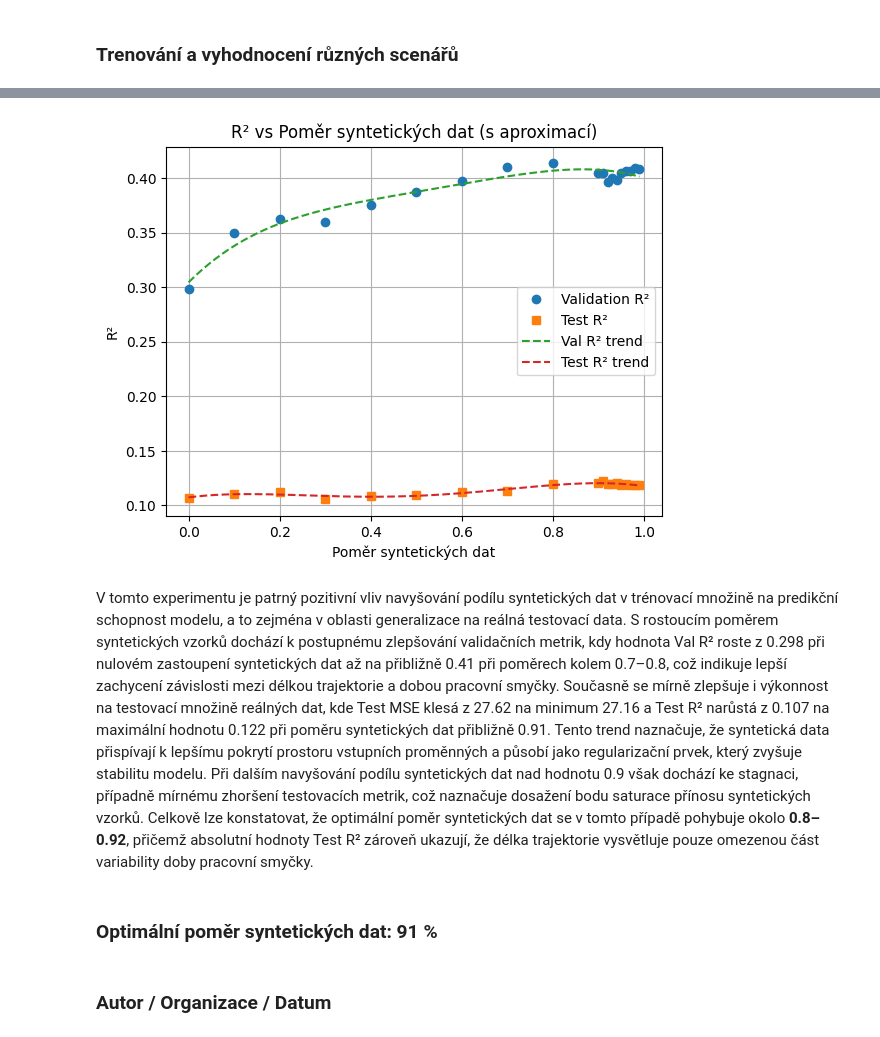
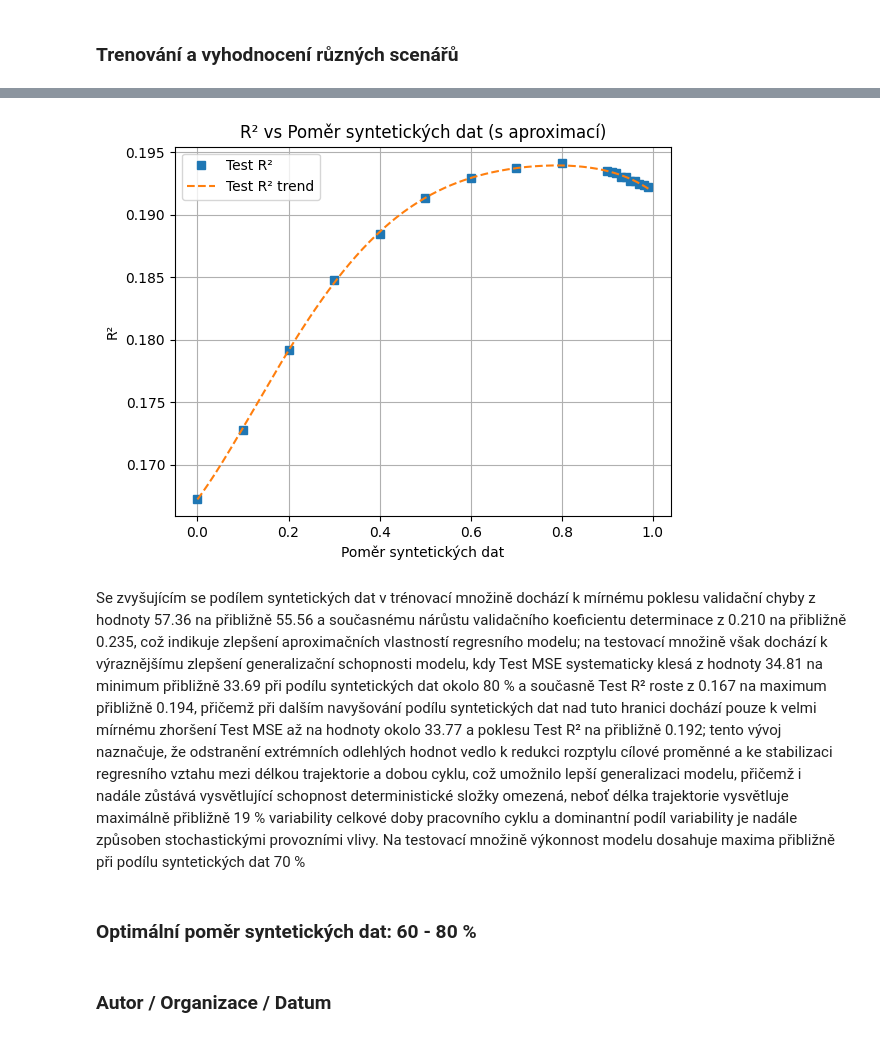
Before and after one commit to UsmanovSla/MGD-RSS, a Jupyter notebook: model/06_AI/AI_01_Polynomial_Regression.ipynb, the cells around one changed output, grey strips where cells are left out. Cells and saved outputs as stored; diff of their text form; code cells hidden in the pictures.

```diff
--- a/model/06_AI/AI_01_Polynomial_Regression.ipynb
+++ b/model/06_AI/AI_01_Polynomial_Regression.ipynb
@@ -253,19 +253,31 @@ def plot_with_regression(ax, X, y, title, degree, xlim, ylim):
     ax.grid(True)
 # %% [markdown]
 ### Odstranění odlehlých hodnot pomocí IQR
-# %%
-def remove_outliers_iqr(df):
-
-    Q1 = df['total_time'].quantile(0.25)
-    Q3 = df['total_time'].quantile(0.75)
-    IQR = Q3 - Q1
-
-    lower = Q1 - 1 * IQR
-    upper = Q3 + 1 * IQR
-
-    df_clean = df[(df['total_time'] >= lower) & (df['total_time'] <= upper)]
-
-    return df_clean
+# %%
+# odstranění extrémních odlehlých hodnot
+def remove_outliers_iqr(df):
+    model = Pipeline([
+        ("poly", PolynomialFeatures(degree=3)),
+        ("lin", LinearRegression())
+    ])
+
+    model.fit(df["dist"].values.reshape(-1,1),
+            df["total_time"])
+
+    y_pred = model.predict(df["dist"].values.reshape(-1,1))
+    residuals = df["total_time"] - y_pred
+
+    Q1 = residuals.quantile(0.25)
+    Q3 = residuals.quantile(0.75)
+    IQR = Q3 - Q1
+
+    lower = Q1 - 1.5*IQR
+    upper = Q3 + 1.5*IQR
+
+    mask = (residuals >= lower) & (residuals <= upper)
+    df_clean = df[mask]
+
+    return df_clean
 # %%
 df_train_real = remove_outliers_iqr(df_train_real)
 df_val_real = remove_outliers_iqr(df_val_real)
@@ -378,41 +390,41 @@ results['ratio'] = results['Scenar'].str.extract(r'(\d+\.\d+)').astype(float)
 
 x = results['ratio'].values
 val_r2 = results['Val R2'].values
 test_r2 = results['Test R2'].values
 
 # === aproximace (polynom) ===
-deg = 4
+deg = 5
 
 val_coef = np.polyfit(x, val_r2, deg)
 test_coef = np.polyfit(x, test_r2, deg)
 
 val_poly = np.poly1d(val_coef)
 test_poly = np.poly1d(test_coef)
 
 x_curve = np.linspace(min(x), max(x), 200)
 
 # === vykreslení ===
 plt.figure()
 
-plt.plot(x, val_r2, 'o', label='Validation R²')
+#plt.plot(x, val_r2, 'o', label='Validation R²')
 plt.plot(x, test_r2, 's', label='Test R²')
 
-plt.plot(x_curve, val_poly(x_curve), linestyle='--', label='Val R² trend')
+#plt.plot(x_curve, val_poly(x_curve), linestyle='--', label='Val R² trend')
 plt.plot(x_curve, test_poly(x_curve), linestyle='--', label='Test R² trend')
 
 plt.xlabel("Poměr syntetických dat")
 plt.ylabel("R²")
 plt.title("R² vs Poměr syntetických dat (s aproximací)")
 plt.legend()
 plt.grid(True)
 
 plt.show()
 # %% [output]
-[figure, old version]
+[figure, new version]
 # %% [markdown]
-V tomto experimentu je patrný pozitivní vliv navyšování podílu syntetických dat v trénovací množině na predikční schopnost modelu, a to zejména v oblasti generalizace na reálná testovací data. S rostoucím poměrem syntetických vzorků dochází k postupnému zlepšování validačních metrik, kdy hodnota Val R² roste z 0.298 při nulovém zastoupení syntetických dat až na přibližně 0.41 při poměrech kolem 0.7–0.8, což indikuje lepší zachycení závislosti mezi délkou trajektorie a dobou pracovní smyčky. Současně se mírně zlepšuje i výkonnost na testovací množině reálných dat, kde Test MSE klesá z 27.62 na minimum 27.16 a Test R² narůstá z 0.107 na maximální hodnotu 0.122 při poměru syntetických dat přibližně 0.91. Tento trend naznačuje, že syntetická data přispívají k lepšímu pokrytí prostoru vstupních proměnných a působí jako regularizační prvek, který zvyšuje stabilitu modelu. Při dalším navyšování podílu syntetických dat nad hodnotu 0.9 však dochází ke stagnaci, případně mírnému zhoršení testovacích metrik, což naznačuje dosažení bodu saturace přínosu syntetických vzorků. Celkově lze konstatovat, že optimální poměr syntetických dat se v tomto případě pohybuje okolo **0.8–0.92**, přičemž absolutní hodnoty Test R² zároveň ukazují, že délka trajektorie vysvětluje pouze omezenou část variability doby pracovní smyčky.
+Se zvyšujícím se podílem syntetických dat v trénovací množině dochází k mírnému poklesu validační chyby z hodnoty 57.36 na přibližně 55.56 a současnému nárůstu validačního koeficientu determinace z 0.210 na přibližně 0.235, což indikuje zlepšení aproximačních vlastností regresního modelu; na testovací množině však dochází k výraznějšímu zlepšení generalizační schopnosti modelu, kdy Test MSE systematicky klesá z hodnoty 34.81 na minimum přibližně 33.69 při podílu syntetických dat okolo 80 % a současně Test R² roste z 0.167 na maximum přibližně 0.194, přičemž při dalším navyšování podílu syntetických dat nad tuto hranici dochází pouze k velmi mírnému zhoršení Test MSE až na hodnoty okolo 33.77 a poklesu Test R² na přibližně 0.192; tento vývoj naznačuje, že odstranění extrémních odlehlých hodnot vedlo k redukci rozptylu cílové proměnné a ke stabilizaci regresního vztahu mezi délkou trajektorie a dobou cyklu, což umožnilo lepší generalizaci modelu, přičemž i nadále zůstává vysvětlující schopnost deterministické složky omezená, neboť délka trajektorie vysvětluje maximálně přibližně 19 % variability celkové doby pracovního cyklu a dominantní podíl variability je nadále způsoben stochastickými provozními vlivy. Na testovací množině  výkonnost modelu dosahuje maxima přibližně při podílu syntetických dat 70 %
 # %% [markdown]
-### Optimální poměr syntetických dat: 91 %
+### Optimální poměr syntetických dat: 60 - 80 %
 # %% [markdown]
 ### Autor / Organizace / Datum
 # %% [markdown]
```
Also changed, not shown: parts of 3 cells of this notebook, 18 other files.
